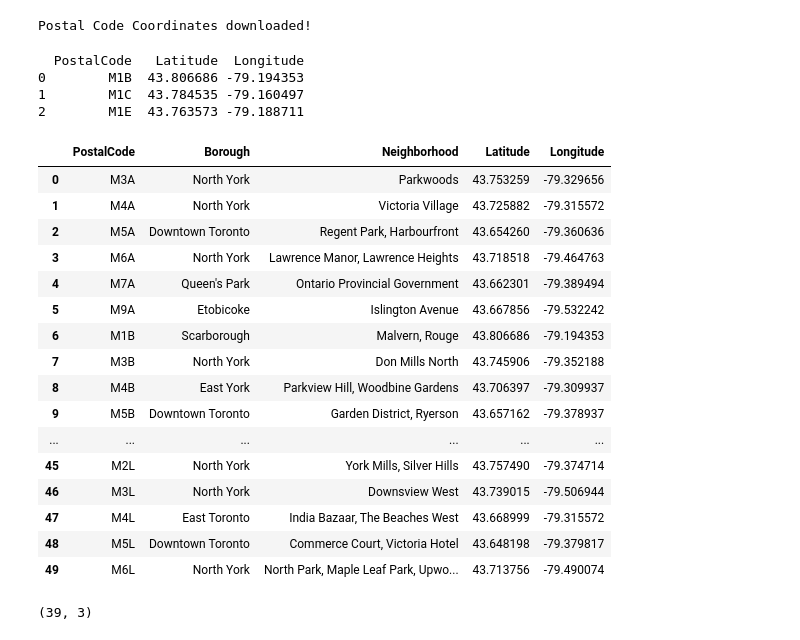
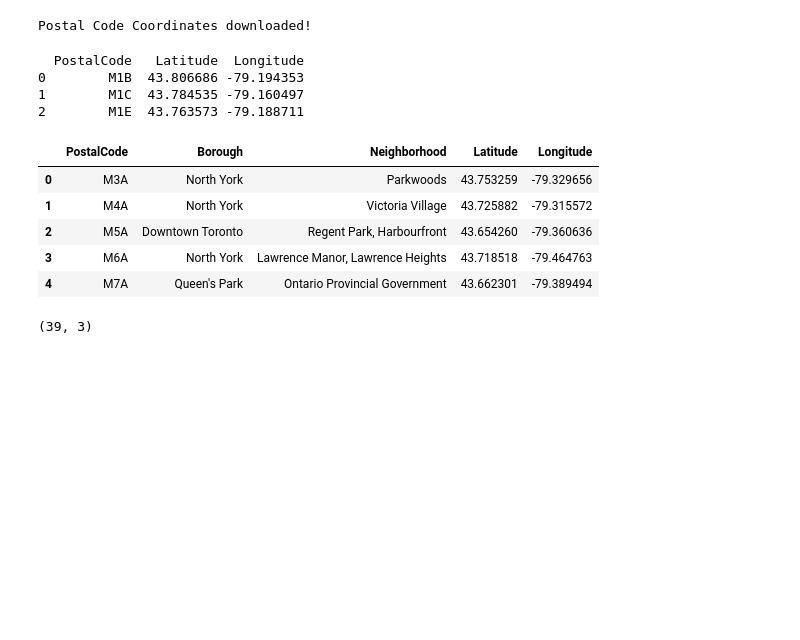
Before and after one commit to mrmacisu/AppliedDataScienceCapstone, a Jupyter notebook: week3_PARTfinal.ipynb, the cells around one changed output. Drawn from its saved outputs; the diff is of its cells as text; code cells hidden in the pictures; blank space fills up the shorter version.

```diff
--- a/week3_PARTfinal.ipynb
+++ b/week3_PARTfinal.ipynb
@@ -169,38 +169,27 @@ Postal Code Coordinates downloaded!
 # %%
 # Rename the Postal Code column to allow merging
 df_coordinates.rename(columns={'Postal Code':'PostalCode'}, inplace=True)
 print(df_coordinates[0:3])
 # for each postal code get the latitude and longitude values
 # Merge the 2 dtaframe on the Postalcode column
 
 
 # for each postal code get the latitude and longitude values
 # Merge the 2 dtaframe on the Postalcode column
 df.head(10)
 df_latlg = pd.merge(df, df_coordinates, on='PostalCode' )
-df_latlg.head(50)
+df_latlg.head(5)
 # %% [output]
   PostalCode   Latitude  Longitude
 0        M1B  43.806686 -79.194353
 1        M1C  43.784535 -79.160497
 2        M1E  43.763573 -79.188711
 |  | PostalCode | Borough | Neighborhood | Latitude | Longitude |
 | 0 | M3A | North York | Parkwoods | 43.753259 | -79.329656 |
 | 1 | M4A | North York | Victoria Village | 43.725882 | -79.315572 |
 | 2 | M5A | Downtown Toronto | Regent Park, Harbourfront | 43.654260 | -79.360636 |
 | 3 | M6A | North York | Lawrence Manor, Lawrence Heights | 43.718518 | -79.464763 |
 | 4 | M7A | Queen's Park | Ontario Provincial Government | 43.662301 | -79.389494 |
-| 5 | M9A | Etobicoke | Islington Avenue | 43.667856 | -79.532242 |
-| 6 | M1B | Scarborough | Malvern, Rouge | 43.806686 | -79.194353 |
-| 7 | M3B | North York | Don Mills North | 43.745906 | -79.352188 |
-| 8 | M4B | East York | Parkview Hill, Woodbine Gardens | 43.706397 | -79.309937 |
-| 9 | M5B | Downtown Toronto | Garden District, Ryerson | 43.657162 | -79.378937 |
-| ... | ... | ... | ... | ... | ... |
-| 45 | M2L | North York | York Mills, Silver Hills | 43.757490 | -79.374714 |
-| 46 | M3L | North York | Downsview West | 43.739015 | -79.506944 |
-| 47 | M4L | East Toronto | India Bazaar, The Beaches West | 43.668999 | -79.315572 |
-| 48 | M5L | Downtown Toronto | Commerce Court, Victoria Hotel | 43.648198 | -79.379817 |
-| 49 | M6L | North York | North Park, Maple Leaf Park, Upwo... | 43.713756 | -79.490074 |
 # %%
 dfToronto  = df[df['Borough'].str.contains('Toronto',regex=False)]
 dfToronto.head()
```
Also changed, not shown: parts of 27 cells of this notebook.
